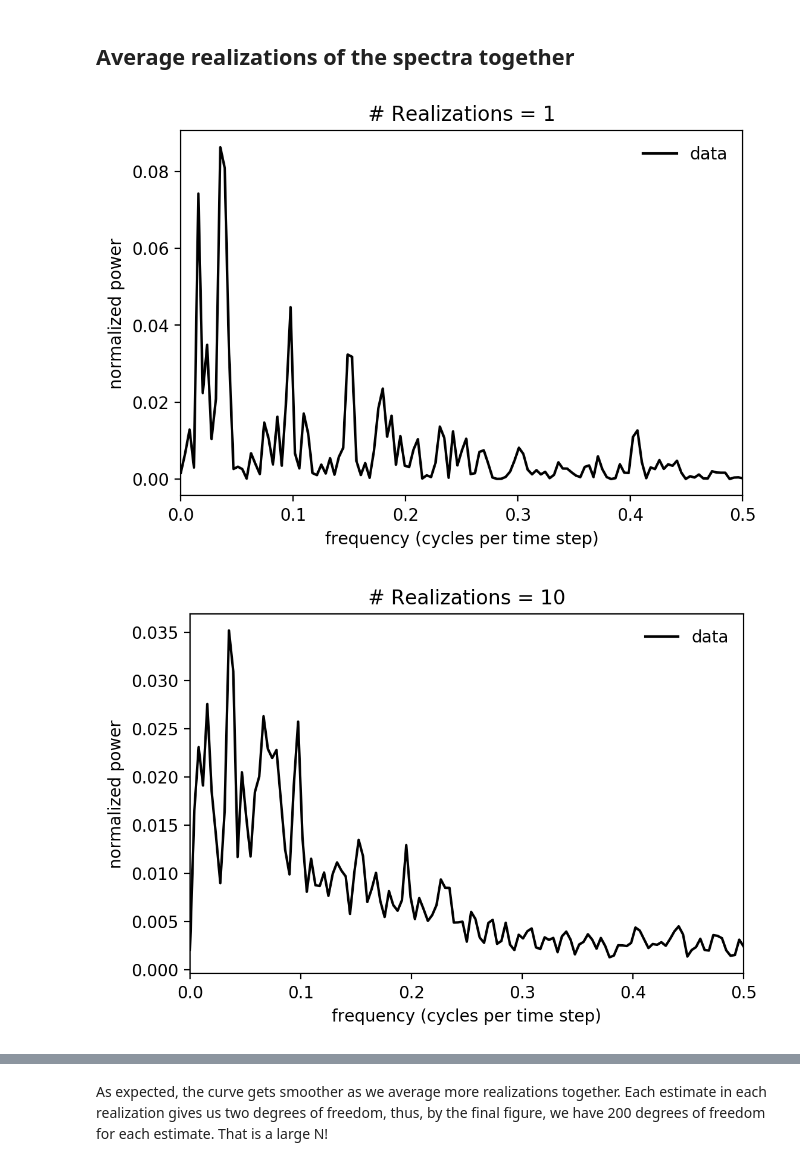
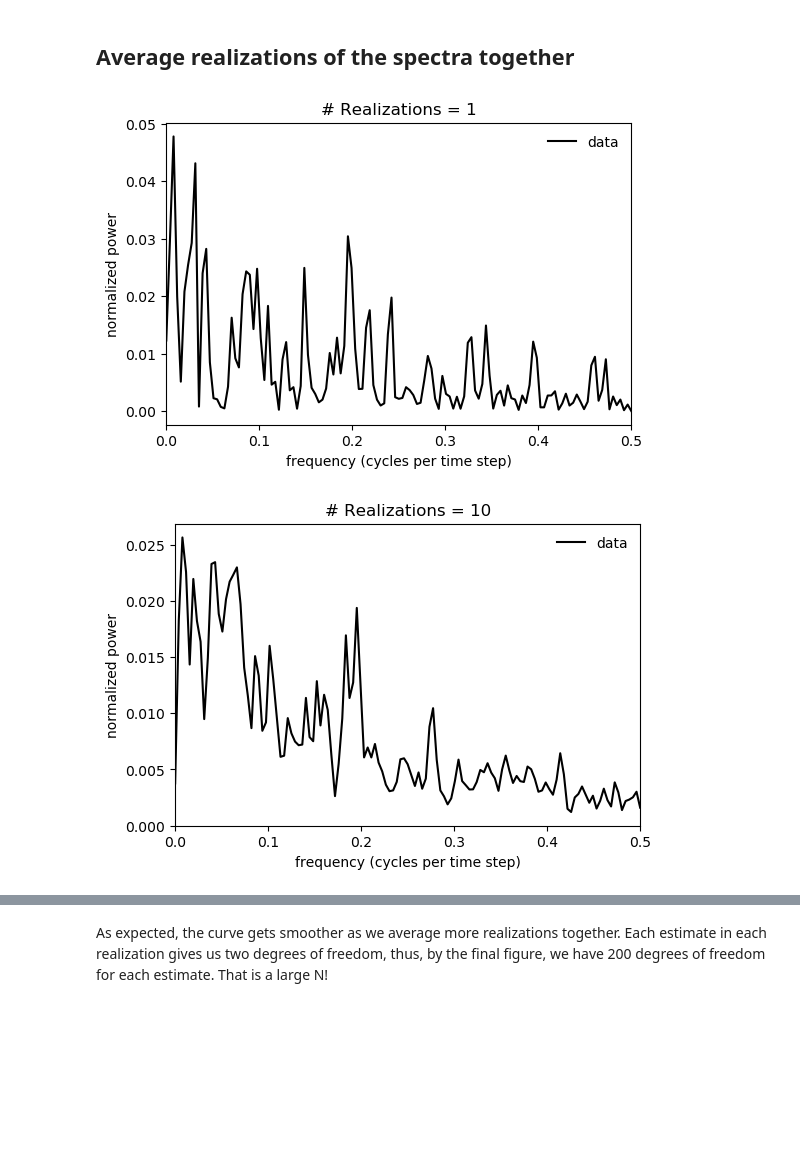
Before and after one commit to kjmayer/ats655-coursematerial, a Jupyter notebook: jupyter_notebooks/spectral_DOF.ipynb, the cells around one changed output, grey strips where cells are left out. Drawn from its saved outputs; the diff is of its cells as text; code cells hidden in the pictures; blank space fills up the shorter version.

```diff
--- a/jupyter_notebooks/spectral_DOF.ipynb
+++ b/jupyter_notebooks/spectral_DOF.ipynb
@@ -4,16 +4,14 @@
 
 Here we will demonstrate two ways to increase your degrees of freedom for your spectral estimates.
 # %%
-#.............................................
-# IMPORT STATEMENTS
-#.............................................
 import numpy as np
 import matplotlib.pyplot as plt
 import scipy.signal as sig
 import scipy.stats as stats
 
 import matplotlib as mpl
-mpl.rcParams['figure.dpi'] = 200
+mpl.rcParams['figure.dpi'] = 100
+plt.rcParams['figure.figsize'] = (12.0/2, 8.0/2)
 # %% [markdown]
 ### Get your data together
 # %%
@@ -36,34 +34,36 @@ for ir in np.arange(0,N,1):
 
     # make a fake red noise time series
     x[0] = x[-1]*alpha + factor*np.random.randn()
 
     for j in np.arange(1,T,1):
-        #add a cosine to our data to give it some additional power at a particular frequency of 50/256=0.2 cycles/time step
-        x[j] = x[j-1]*alpha + factor*np.random.randn()+0.55*np.cos(2.*np.pi*(1.-0.01*np.random.randn())*50./256.*j)
+        # add a cosine to our data to give it some additional power
+        # at a particular frequency of 50/256=0.2 cycles/time step
+        x[j] = x[j-1]*alpha + factor*np.random.randn() + \
+                            0.55*np.cos(2.*np.pi*(1.-0.01*np.random.randn())*50./256.*j)
 
     # calculate the power spectrum using a hanning window
     p = sig.welch(x,window='hanning', nperseg=T);
     if(ir==0):
         psum = p[1]
     else:
         psum = psum + p[1]
 
     # calculate average
     pave = psum/(ir+1.0)
     #normalize the spectrum
     pave = pave/np.sum(pave)
 
     if((ir+1.) % 10 == 0 or ir==0):
         plt.figure()
         plt.xlabel('frequency (cycles per time step)')
         plt.ylabel('normalized power')
         plt.title('# Realizations = ' + str(ir+1))
         #plt.ylim(0,20.)
         plt.xlim(0,0.5)
         plt.plot(freq,pave,'-k', label = 'data')
         plt.legend(frameon = False)
 
 plt.show()
 # %% [output]
-[figure, old version]
+[figure, new version]
-[figure, old version]
+[figure, new version]
```
Also changed, not shown: parts of 2 cells of this notebook, 1 other file.
